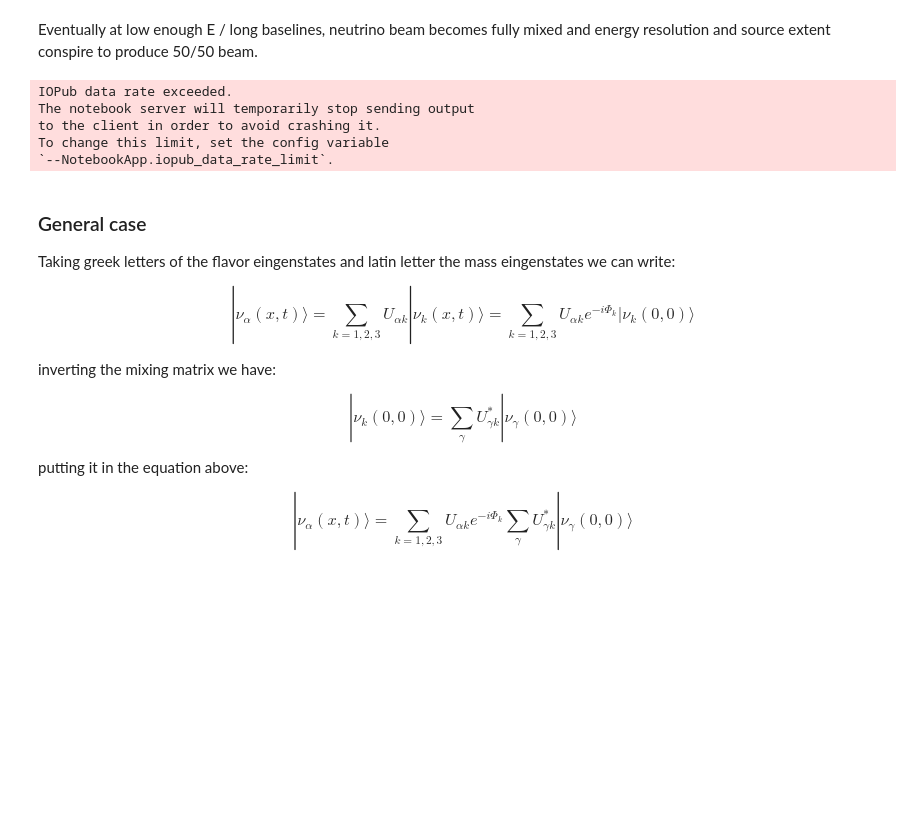
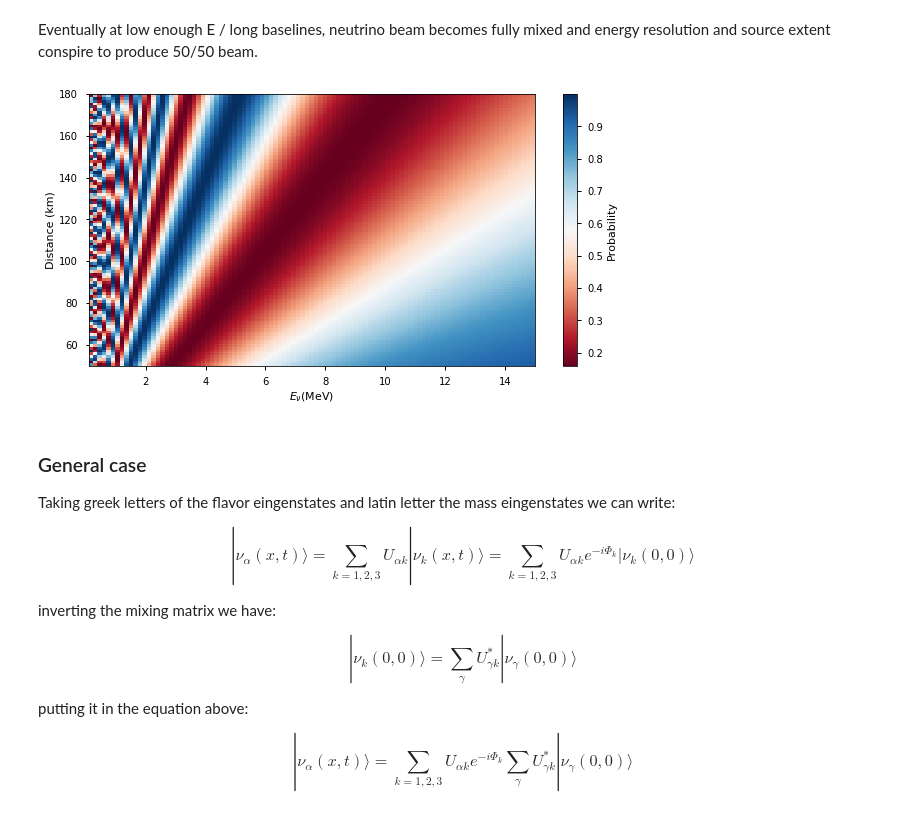
Before and after one commit to zemrude/PHYS-F-467, a Jupyter notebook: PA4.ipynb, the cells around one changed output. Cells and saved outputs as stored; diff of their text form; code cells hidden in the pictures; blank space fills up the shorter version.

```diff
--- a/PA4.ipynb
+++ b/PA4.ipynb
@@ -903,22 +910,18 @@ plt.show()
 # %% [markdown]
 Eventually at low enough E / long baselines, neutrino beam becomes fully mixed and energy resolution and source extent conspire to produce 50/50 beam.
 # %%
-y, x = np.meshgrid(np.arange(50,180,1), E)
+y, x = np.meshgrid(np.linspace(50,180,100), np.linspace(0.1, 15, 100) )
 z = prob_survival(x*1e-3,y)
-fig = plt.figure(figsize=(7,7))
+fig = plt.figure(figsize=(10,5))
 ax = plt.subplot(111)
 img = ax.pcolormesh(x, y, z, cmap = 'RdBu')
 
 cax = fig.colorbar(img)
-ax.set_ylabel("Distance (km)", fontsize=20)
-ax.set_xlabel(r"$E_\nu ({\rm MeV})$", fontsize=20)
+ax.set_ylabel("Distance (km)")
+ax.set_xlabel(r"$E_\nu ({\rm MeV})$")
 cax.set_label("Probability")
 # %% [output]
-IOPub data rate exceeded.
-The notebook server will temporarily stop sending output
-to the client in order to avoid crashing it.
-To change this limit, set the config variable
-`--NotebookApp.iopub_data_rate_limit`.
+[figure, added]
 # %% [markdown]
 ### General case
 
```
Also changed, not shown: parts of 12 cells of this notebook.
